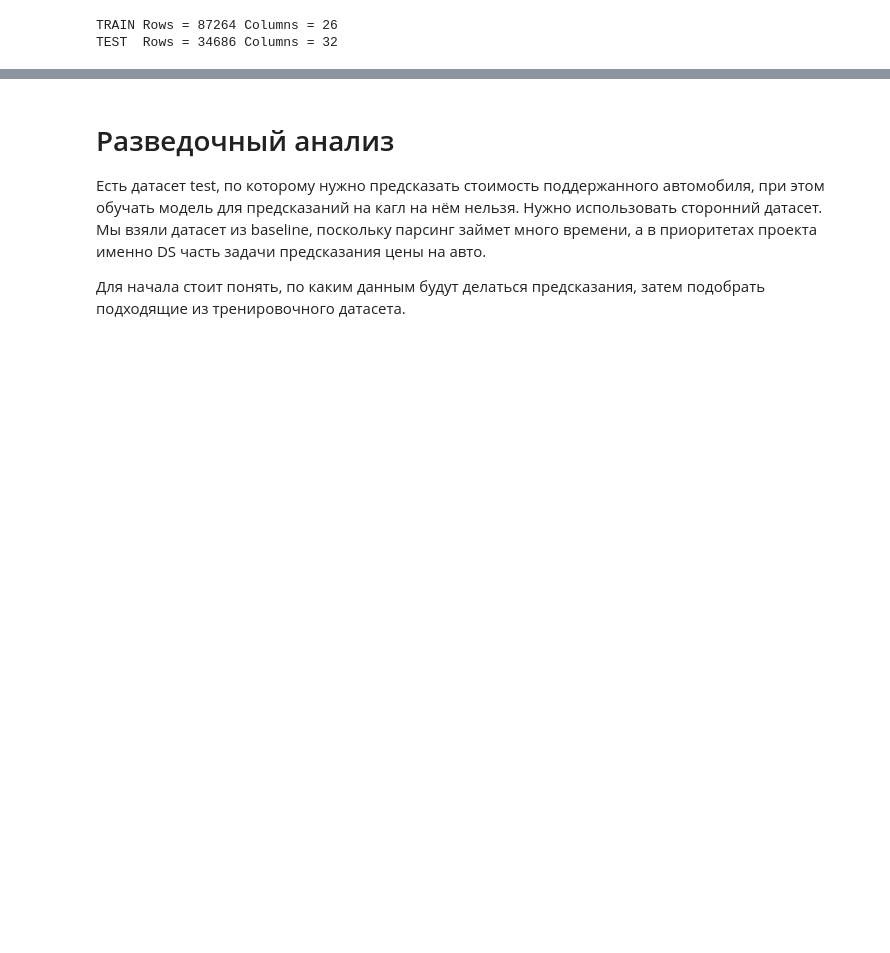
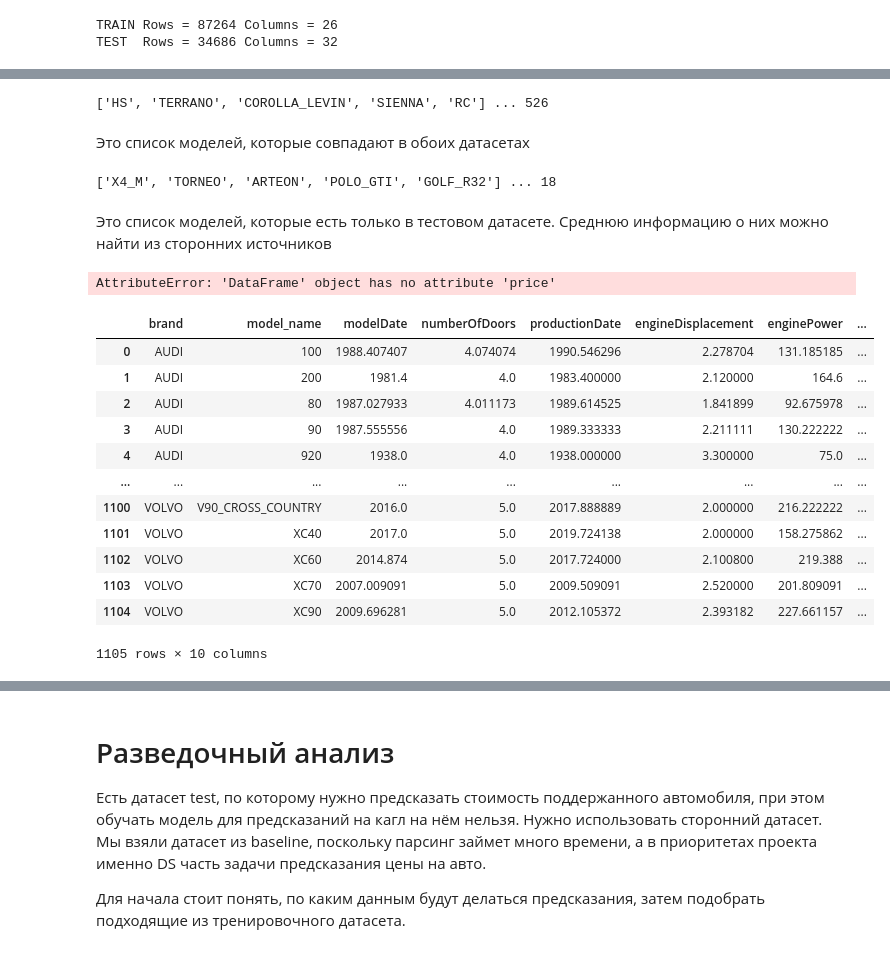
Before and after one commit to Sly-Dog/auto_pricing, a Jupyter notebook: primary_notebook.ipynb, the cells around one changed output, grey strips where cells are left out. Saved outputs shown, nothing was run; the diff lists cells and outputs as text; code cells hidden in the pictures; blank space fills up the shorter version.

```diff
--- a/primary_notebook.ipynb
+++ b/primary_notebook.ipynb
@@ -322,0 +374,14 @@ Stored 'y' (Series)
+# %%
+unilist = list(set(test_mod.model_name.unique()) & set(train_mod.model_name.unique()))
+print(unilist[:5], '...',len(unilist))
+# %% [output]
+['HS', 'TERRANO', 'COROLLA_LEVIN', 'SIENNA', 'RC'] ... 526
+# %% [markdown]
+Это список моделей, которые совпадают в обоих датасетах
+# %%
+dunno = list(set(test_mod.model_name.unique()) - set(unilist))
+print(dunno[:5],'...',len(dunno))
+# %% [output]
+['X4_M', 'TORNEO', 'ARTEON', 'POLO_GTI', 'GOLF_R32'] ... 18
+# %% [markdown]
+Это список моделей, которые есть только в тестовом датасете. Среднюю информацию о них можно найти из сторонних источников
@@ -322,0 +392,23 @@ Stored 'y' (Series)
+# %%
+train_mod.price
+# %% [output]
+AttributeError: 'DataFrame' object has no attribute 'price'
+# %%
+grouped_df = train_mod.groupby(['brand', 'model_name']).mean()
+grouped_df = grouped_df.reset_index()
+# %%
+grouped_df.brand
+# %% [output]
+|  | brand | model_name | modelDate | numberOfDoors | productionDate | engineDisplacement | enginePower | ... |
+| 0 | AUDI | 100 | 1988.407407 | 4.074074 | 1990.546296 | 2.278704 | 131.185185 | ... |
+| 1 | AUDI | 200 | 1981.4 | 4.0 | 1983.400000 | 2.120000 | 164.6 | ... |
+| 2 | AUDI | 80 | 1987.027933 | 4.011173 | 1989.614525 | 1.841899 | 92.675978 | ... |
+| 3 | AUDI | 90 | 1987.555556 | 4.0 | 1989.333333 | 2.211111 | 130.222222 | ... |
+| 4 | AUDI | 920 | 1938.0 | 4.0 | 1938.000000 | 3.300000 | 75.0 | ... |
+| ... | ... | ... | ... | ... | ... | ... | ... | ... |
+| 1100 | VOLVO | V90_CROSS_COUNTRY | 2016.0 | 5.0 | 2017.888889 | 2.000000 | 216.222222 | ... |
+| 1101 | VOLVO | XC40 | 2017.0 | 5.0 | 2019.724138 | 2.000000 | 158.275862 | ... |
+| 1102 | VOLVO | XC60 | 2014.874 | 5.0 | 2017.724000 | 2.100800 | 219.388 | ... |
+| 1103 | VOLVO | XC70 | 2007.009091 | 5.0 | 2009.509091 | 2.520000 | 201.809091 | ... |
+| 1104 | VOLVO | XC90 | 2009.696281 | 5.0 | 2012.105372 | 2.393182 | 227.661157 | ... |
+1105 rows × 10 columns
```
Also changed, not shown: parts of 63 cells of this notebook.
